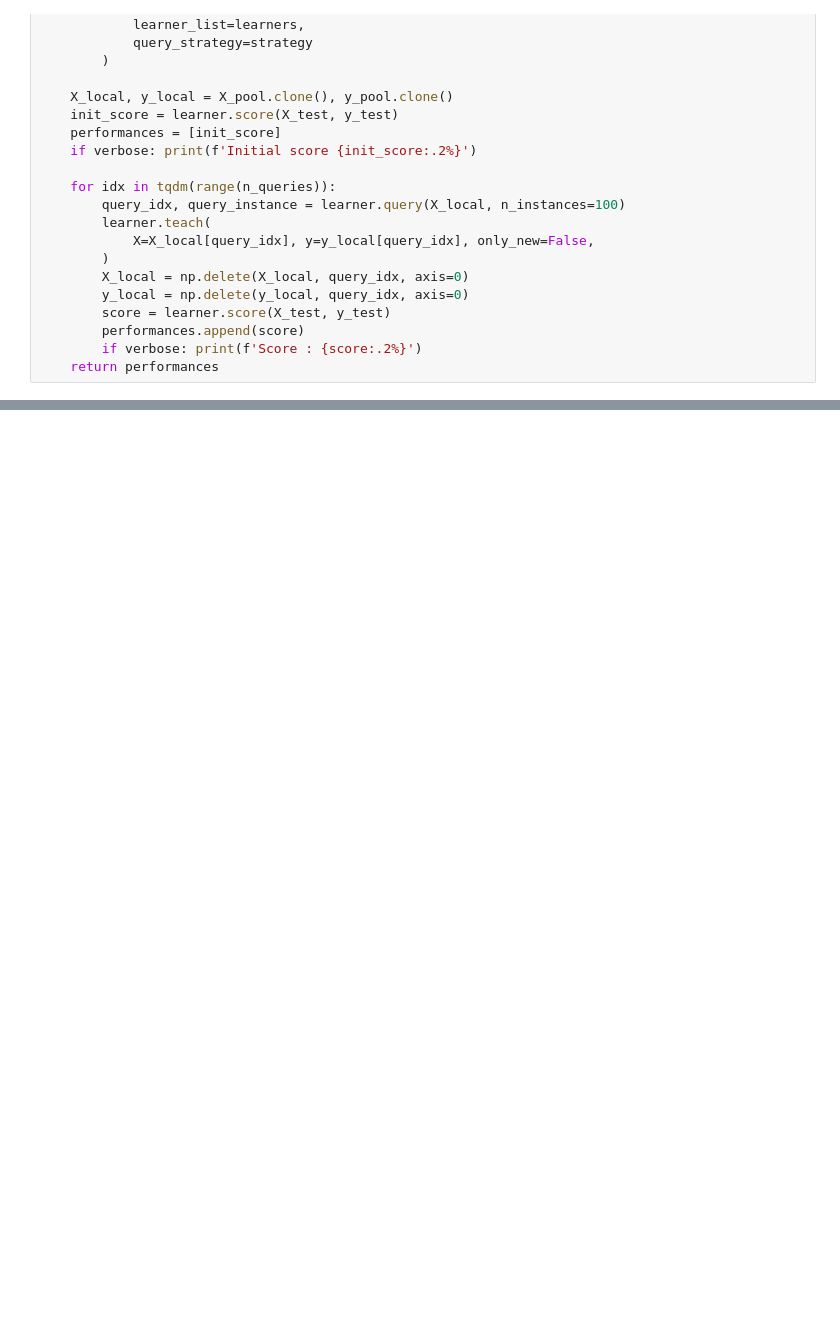
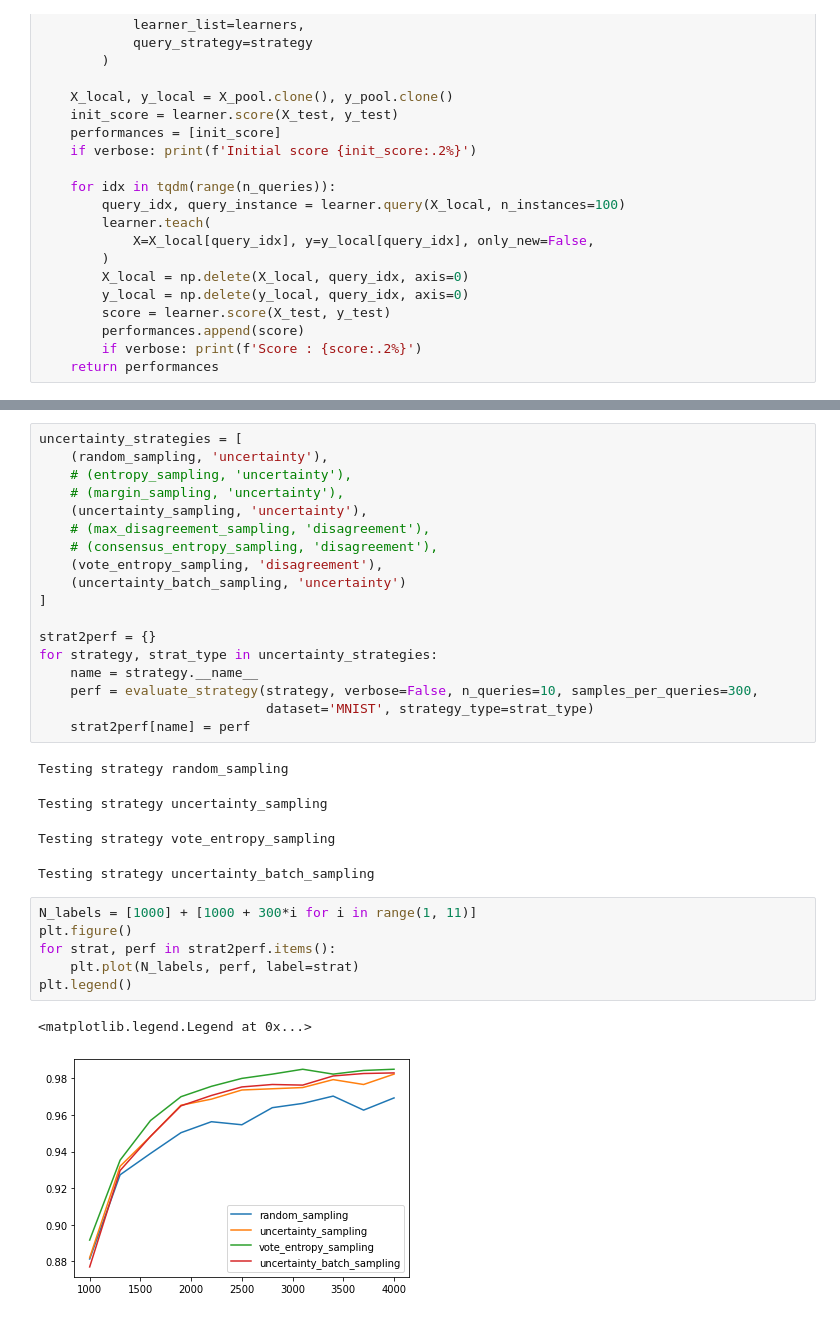
Before and after one commit to kili-technology/kili-python-sdk, a Jupyter notebook: recipes/active-learning/cifar100.ipynb, the cells around one changed output, grey strips where cells are left out. Drawn from its saved outputs; the diff is of its cells as text; blank space fills up the shorter version.

```diff
--- a/recipes/active-learning/cifar100.ipynb
+++ b/recipes/active-learning/cifar100.ipynb
@@ -336,0 +345,32 @@ KeyboardInterrupt: ignored
+# %%
+uncertainty_strategies = [
+    (random_sampling, 'uncertainty'),
+    # (entropy_sampling, 'uncertainty'),
+    # (margin_sampling, 'uncertainty'),
+    (uncertainty_sampling, 'uncertainty'),
+    # (max_disagreement_sampling, 'disagreement'),
+    # (consensus_entropy_sampling, 'disagreement'),
+    (vote_entropy_sampling, 'disagreement'),
+    (uncertainty_batch_sampling, 'uncertainty')
+]
+
+strat2perf = {}
+for strategy, strat_type in uncertainty_strategies:
+    name = strategy.__name__
+    perf = evaluate_strategy(strategy, verbose=False, n_queries=10, samples_per_queries=300,
+                             dataset='MNIST', strategy_type=strat_type)
+    strat2perf[name] = perf
+# %% [output]
+Testing strategy random_sampling
+Testing strategy uncertainty_sampling
+Testing strategy vote_entropy_sampling
+Testing strategy uncertainty_batch_sampling
+# %%
+N_labels = [1000] + [1000 + 300*i for i in range(1, 11)]
+plt.figure()
+for strat, perf in strat2perf.items():
+    plt.plot(N_labels, perf, label=strat)
+plt.legend()
+# %% [output]
+<matplotlib.legend.Legend at 0x...>
+[figure, added]
```
Also changed, not shown: parts of 3 cells of this notebook.
